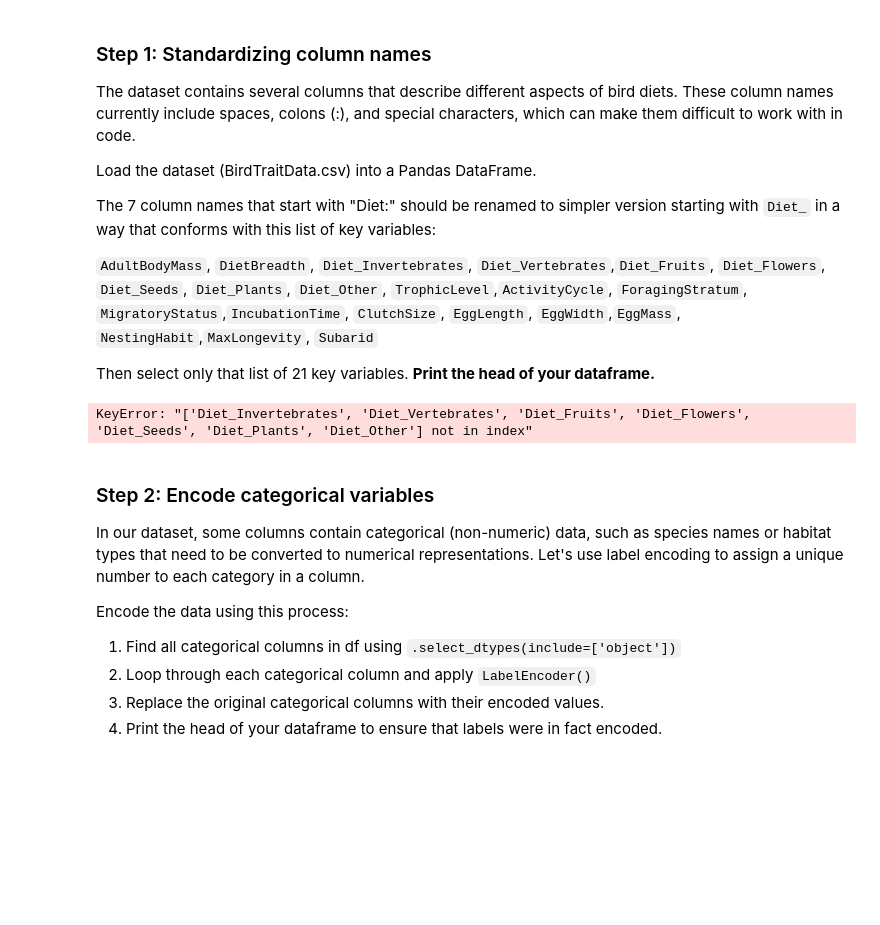
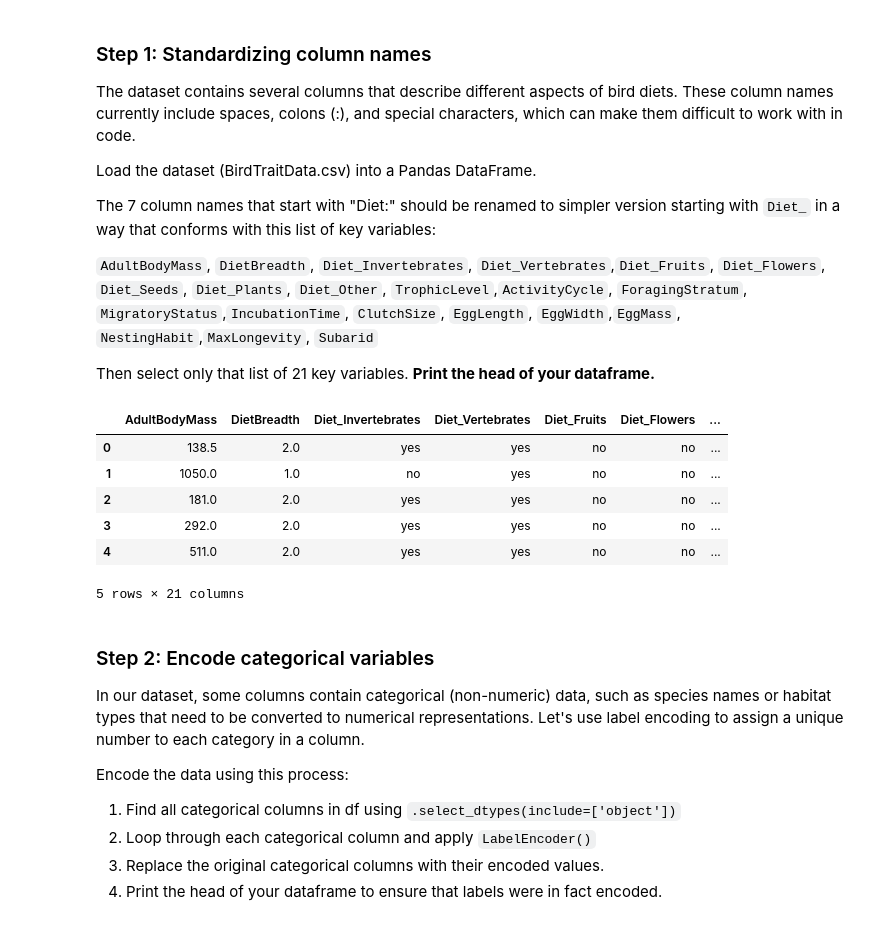
Before and after one commit to emmabeamitchell/EDS232-labs, a Jupyter notebook: Week5/lab5-birds.ipynb, the cells around one changed output. Saved outputs shown, nothing was run; the diff lists cells and outputs as text; code cells hidden in the pictures; blank space fills up the shorter version.

```diff
--- a/Week5/lab5-birds.ipynb
+++ b/Week5/lab5-birds.ipynb
@@ -32,9 +30,28 @@ bird = pd.read_csv("BirdTraitData.csv", encoding = 'unicode_escape')
-# %%
-bird.columns = bird.columns.str.replace(":", "_")
-bird.columns
-bird.columns = []
-# %% [output]
-KeyError: "['Diet_Invertebrates', 'Diet_Vertebrates', 'Diet_Fruits', 'Diet_Flowers', 'Diet_Seeds', 'Diet_Plants', 'Diet_Other'] not in index"
+# %%
+birds.columns = birds.columns.str.replace(': ', '_')
+
+# Rename columns
+birds = birds.rename(columns={
+    'Diet_invertebrates': 'Diet_Invertebrates',
+    'Diet_vertebrates': 'Diet_Vertebrates',
+    'Diet_fruits' : 'Diet_Fruits',
+    'Diet_flower/nectar/pollen/gums' : 'Diet_Flowers',
+    'Diet_other plant materials' : 'Diet_Plants',
+    'Diet_scavenge; garbage; carrion; offal; carcasses' :
+    'Diet_Other', 'Diet_seeds' : 'Diet_Seeds'})
+
+# Filter to selected columns
+birds = birds[['AdultBodyMass', 'DietBreadth', 'Diet_Invertebrates', 'Diet_Vertebrates','Diet_Fruits', 'Diet_Flowers', 'Diet_Seeds', 'Diet_Plants', 'Diet_Other', 'TrophicLevel','ActivityCycle', 'ForagingStratum', 'MigratoryStatus','IncubationTime', 'ClutchSize', 'EggLength', 'EggWidth','EggMass', 'NestingHabit','MaxLongevity', 'Subarid']]
+
+birds.head()
+# %% [output]
+|  | AdultBodyMass | DietBreadth | Diet_Invertebrates | Diet_Vertebrates | Diet_Fruits | Diet_Flowers | ... |
+| 0 | 138.5 | 2.0 | yes | yes | no | no | ... |
+| 1 | 1050.0 | 1.0 | no | yes | no | no | ... |
+| 2 | 181.0 | 2.0 | yes | yes | no | no | ... |
+| 3 | 292.0 | 2.0 | yes | yes | no | no | ... |
+| 4 | 511.0 | 2.0 | yes | yes | no | no | ... |
+5 rows × 21 columns
 # %% [markdown]
 ### Step 2: Encode categorical variables
 In our dataset, some columns contain categorical (non-numeric) data, such as species names or habitat types that need to be converted to numerical representations. Let's use label encoding to assign a unique number to each category in a column.
```
Also changed, not shown: parts of 19 cells of this notebook.
